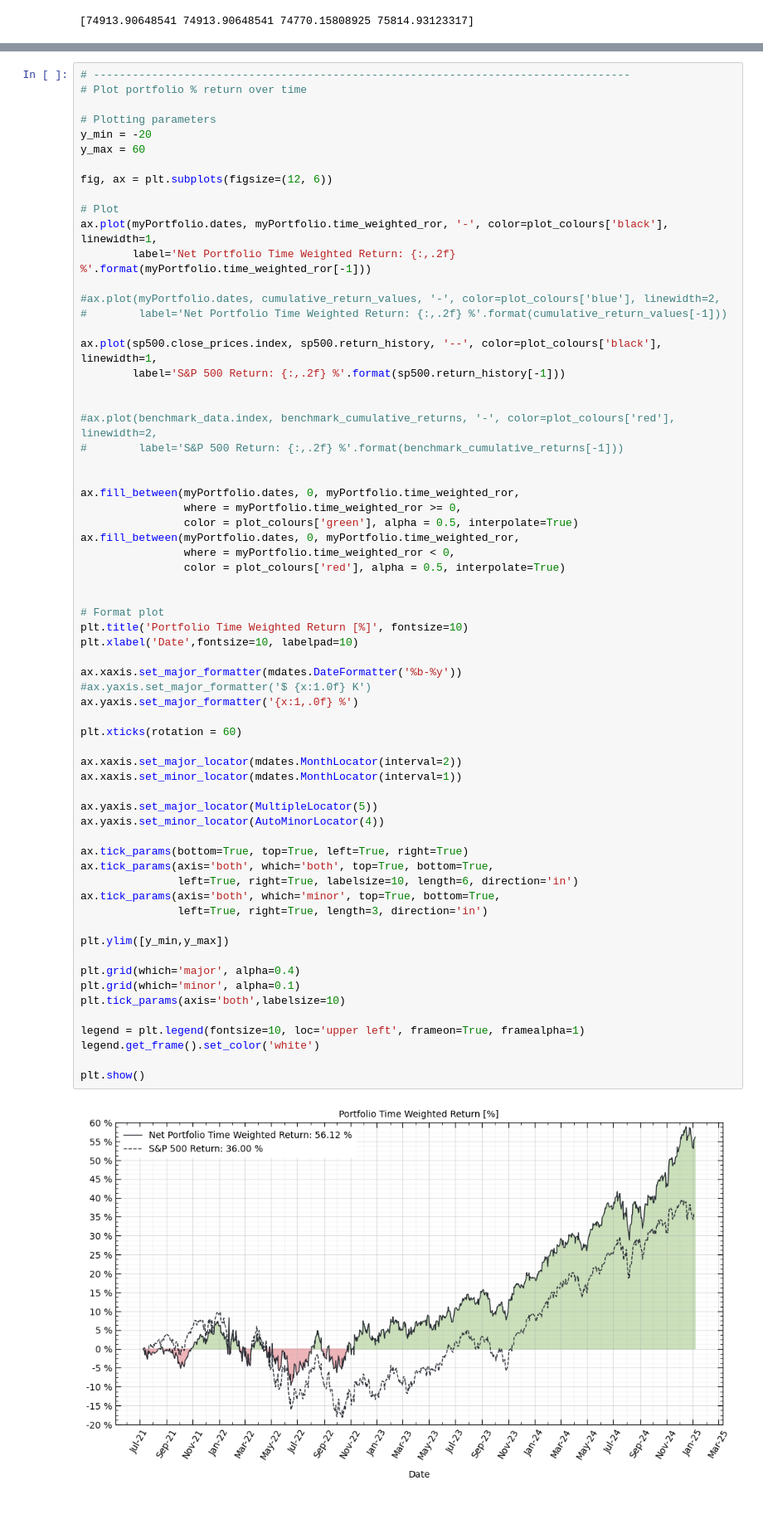
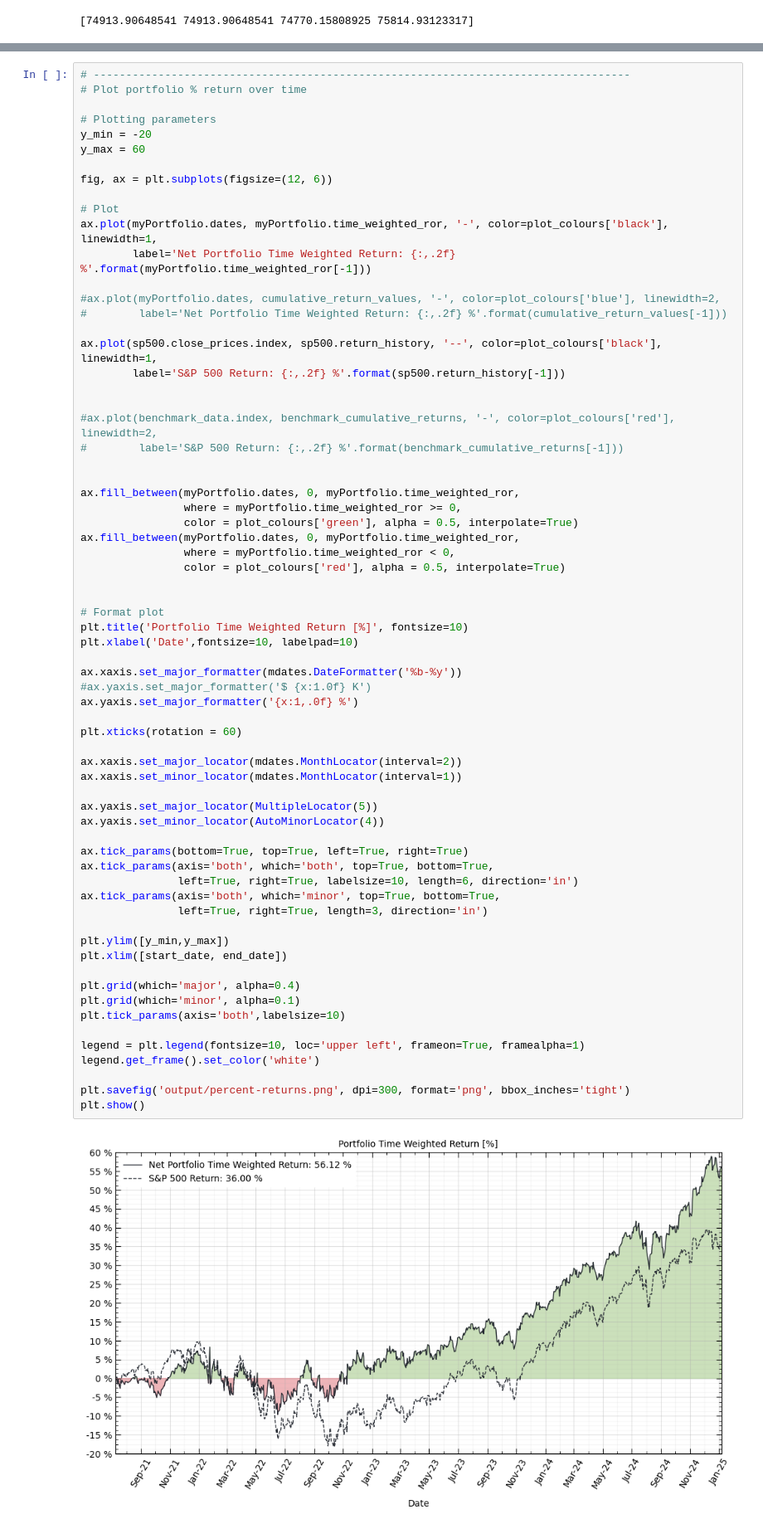
Before and after one commit to JakubStacho/portfolio-tracker, a Jupyter notebook: testNB.ipynb, the cells around one changed output, grey strips where cells are left out. Shown at 83% size. Drawn from its saved outputs; the diff is of its cells as text.

```diff
--- a/testNB.ipynb
+++ b/testNB.ipynb
@@ -200,31 +202,33 @@ plt.xlabel('Date',fontsize=10, labelpad=10)
 
 ax.xaxis.set_major_formatter(mdates.DateFormatter('%b-%y'))
 #ax.yaxis.set_major_formatter('$ {x:1.0f} K')
 ax.yaxis.set_major_formatter('{x:1,.0f} %')
 
 plt.xticks(rotation = 60)
 
 ax.xaxis.set_major_locator(mdates.MonthLocator(interval=2))
 ax.xaxis.set_minor_locator(mdates.MonthLocator(interval=1))
 
 ax.yaxis.set_major_locator(MultipleLocator(5))
 ax.yaxis.set_minor_locator(AutoMinorLocator(4))
 
 ax.tick_params(bottom=True, top=True, left=True, right=True)
 ax.tick_params(axis='both', which='both', top=True, bottom=True,
                left=True, right=True, labelsize=10, length=6, direction='in')
 ax.tick_params(axis='both', which='minor', top=True, bottom=True,
                left=True, right=True, length=3, direction='in')
 
 plt.ylim([y_min,y_max])
+plt.xlim([start_date, end_date])
 
 plt.grid(which='major', alpha=0.4)
 plt.grid(which='minor', alpha=0.1)
 plt.tick_params(axis='both',labelsize=10)
 
 legend = plt.legend(fontsize=10, loc='upper left', frameon=True, framealpha=1)
 legend.get_frame().set_color('white')
 
+plt.savefig('output/percent-returns.png', dpi=300, format='png', bbox_inches='tight')
 plt.show()
 # %% [output]
-[figure, old version]
+[figure, new version]
```
Also changed, not shown: parts of 3 cells of this notebook, 3 other files.
